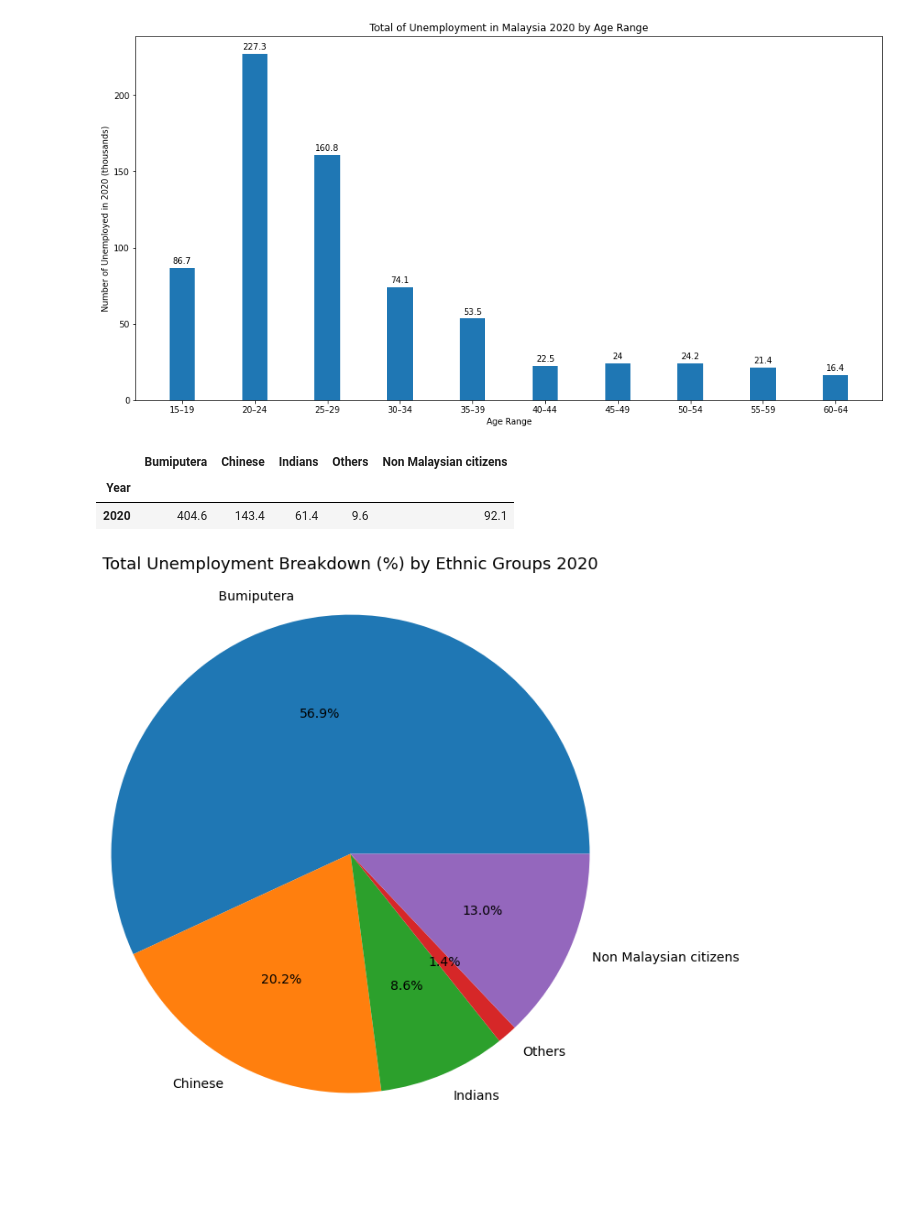
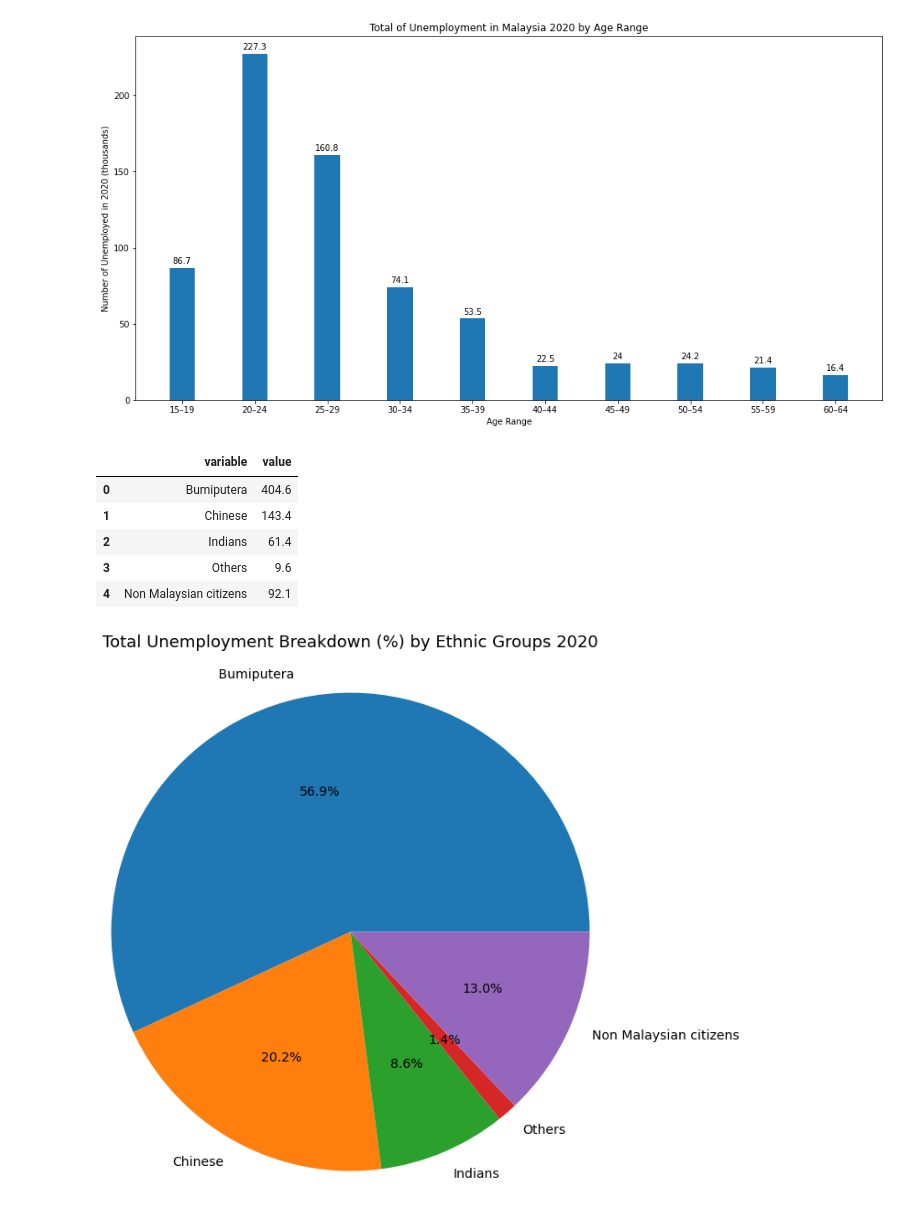
Before and after one commit to dannymirxa/Malaysia_Unemployment_Statistics, a Jupyter notebook: Unemployed Analysis.ipynb, the cells around one changed output. Cells and saved outputs as stored; diff of their text form; code cells hidden in the pictures; blank space fills up the shorter version.

```diff
--- a/Unemployed Analysis.ipynb
+++ b/Unemployed Analysis.ipynb
@@ -5,16 +5,16 @@ import functools
 import numpy as np
 import glob
 # %%
-labour_force_age = 'D:/Data Science Projects/Malaysia Statistics/04.Labour force by age group.xlsx'
-labour_force_ethnic = 'D:/Data Science Projects/Malaysia Statistics/05.Labour force by ethnic group.xlsx'
-labour_force_edu = 'D:/Data Science Projects/Malaysia Statistics/06.Labour force by educational attainment.xlsx'
-labour_force_cert = 'D:/Data Science Projects/Malaysia Statistics/07.Labour force by highest certificate obtained.xls'
-labour_force_marital = 'D:/Data Science Projects/Malaysia Statistics/08.Labour force by marital status.xls'
-employed_age = 'D:/Data Science Projects/Malaysia Statistics/09.Employed persons by age group.xls'
-employed_ethnic = 'D:/Data Science Projects/Malaysia Statistics/10.Employed persons by ethnic group.xls'
-employed_edu = 'D:/Data Science Projects/Malaysia Statistics/14.Employed persons by educational attainment.xls'
-employed_cert = 'D:/Data Science Projects/Malaysia Statistics/15.Employed persons by highest certificate obtained.xls'
-employed_marital = 'D:/Data Science Projects/Malaysia Statistics/16.Employed persons by marital status.xls'
+labour_force_age = 'D:/Data Science Projects/Malaysia Statistics/Excel Files/04.Labour force by age group.xlsx'
+labour_force_ethnic = 'D:/Data Science Projects/Malaysia Statistics/Excel Files/05.Labour force by ethnic group.xlsx'
+labour_force_edu = 'D:/Data Science Projects/Malaysia Statistics/Excel Files/06.Labour force by educational attainment.xlsx'
+labour_force_cert = 'D:/Data Science Projects/Malaysia Statistics/Excel Files/07.Labour force by highest certificate obtained.xls'
+labour_force_marital = 'D:/Data Science Projects/Malaysia Statistics/Excel Files/08.Labour force by marital status.xls'
+employed_age = 'D:/Data Science Projects/Malaysia Statistics/Excel Files/09.Employed persons by age group.xls'
+employed_ethnic = 'D:/Data Science Projects/Malaysia Statistics/Excel Files/10.Employed persons by ethnic group.xls'
+employed_edu = 'D:/Data Science Projects/Malaysia Statistics/Excel Files/14.Employed persons by educational attainment.xls'
+employed_cert = 'D:/Data Science Projects/Malaysia Statistics/Excel Files/15.Employed persons by highest certificate obtained.xls'
+employed_marital = 'D:/Data Science Projects/Malaysia Statistics/Excel Files/16.Employed persons by marital status.xls'
 # %%
 df_labour_force_age = pd.read_excel(labour_force_age, sheet_name = 0)
 df_labour_force_ethnic = pd.read_excel(labour_force_ethnic, sheet_name = 0)
@@ -120,11 +134,14 @@ plt.show()
 # %% [output]
 [figure]
 # %%
-df_unemployed_ethnic.iloc[-1:,2:7]
+pd.melt(df_unemployed_ethnic.iloc[-1:,2:7])
 # %% [output]
-|  | Bumiputera | Chinese | Indians | Others | Non Malaysian citizens |
-| Year |  |  |  |  |  |
-| 2020 | 404.6 | 143.4 | 61.4 | 9.6 | 92.1 |
+|  | variable | value |
+| 0 | Bumiputera | 404.6 |
+| 1 | Chinese | 143.4 |
+| 2 | Indians | 61.4 |
+| 3 | Others | 9.6 |
+| 4 | Non Malaysian citizens | 92.1 |
 # %%
 plt.pie(df_unemployed_ethnic.iloc[-1:,2:7].sum(), labels = df_unemployed_ethnic.columns[2:7], autopct= '%1.1f%%', radius = 3, textprops={'fontsize': 14})
 plt.title('Total Unemployment Breakdown (%) by Ethnic Groups 2020',y=1.9, fontsize=18)
```
Also changed, not shown: parts of 7 cells of this notebook, 27 other files.
